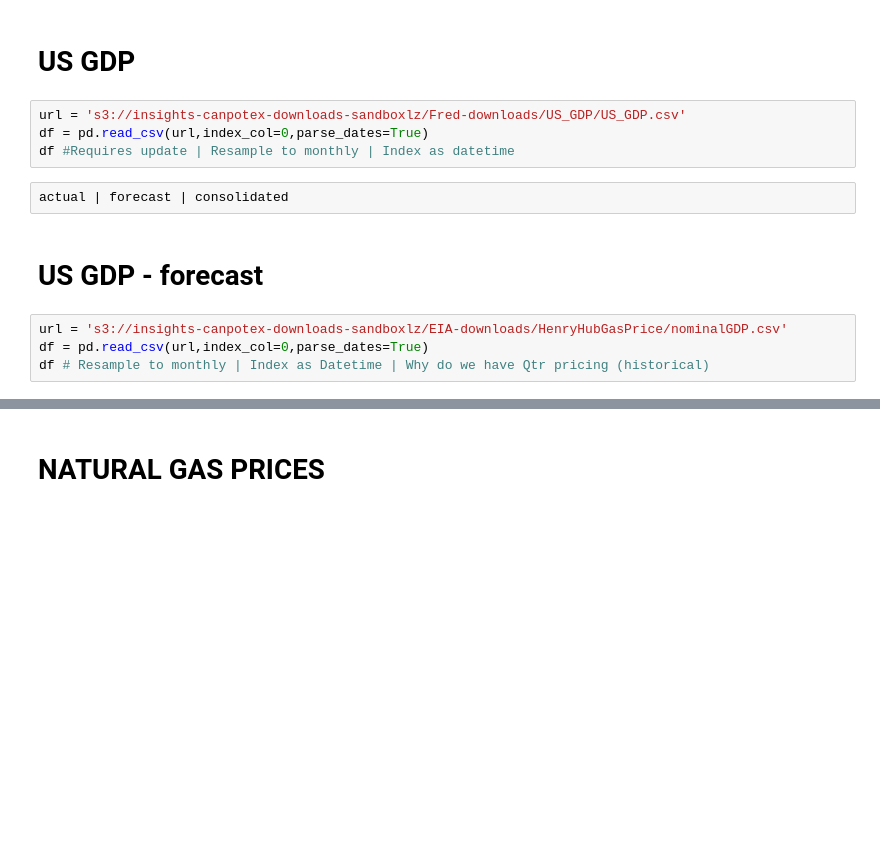
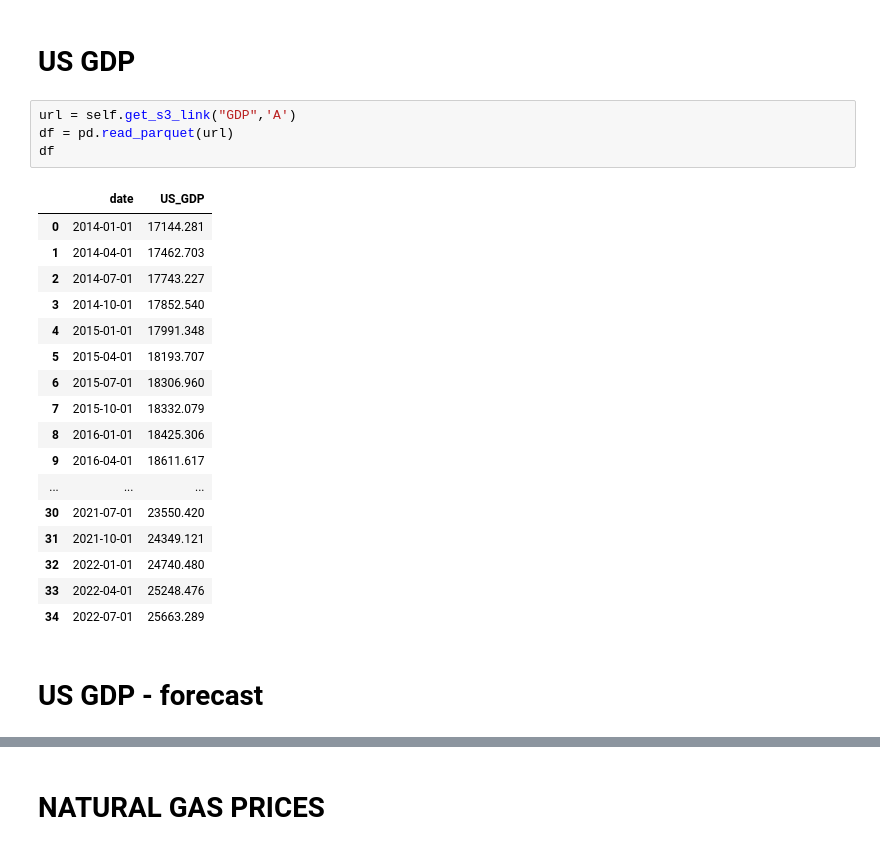
Before and after one commit to ali-meesam/Canpotex, a Jupyter notebook: AWS DataFeed.ipynb, the cells around one changed output, grey strips where cells are left out. Cells and saved outputs as stored; diff of their text form; blank space fills up the shorter version.

```diff
--- a/AWS DataFeed.ipynb
+++ b/AWS DataFeed.ipynb
@@ -143,14 +111,26 @@ df # Time update and resampling required
 # %% [markdown]
 #  US GDP
-# %%
-url = 's3://insights-canpotex-downloads-sandboxlz/Fred-downloads/US_GDP/US_GDP.csv'
-df = pd.read_csv(url,index_col=0,parse_dates=True)
-df #Requires update | Resample to monthly | Index as datetime
-# %%
-actual | forecast | consolidated
+# %%
+url = self.get_s3_link("GDP",'A')
+df = pd.read_parquet(url)
+df
+# %% [output]
+|  | date | US_GDP |
+| 0 | 2014-01-01 | 17144.281 |
+| 1 | 2014-04-01 | 17462.703 |
+| 2 | 2014-07-01 | 17743.227 |
+| 3 | 2014-10-01 | 17852.540 |
+| 4 | 2015-01-01 | 17991.348 |
+| 5 | 2015-04-01 | 18193.707 |
+| 6 | 2015-07-01 | 18306.960 |
+| 7 | 2015-10-01 | 18332.079 |
+| 8 | 2016-01-01 | 18425.306 |
+| 9 | 2016-04-01 | 18611.617 |
+| ... | ... | ... |
+| 30 | 2021-07-01 | 23550.420 |
+| 31 | 2021-10-01 | 24349.121 |
+| 32 | 2022-01-01 | 24740.480 |
+| 33 | 2022-04-01 | 25248.476 |
+| 34 | 2022-07-01 | 25663.289 |
 # %% [markdown]
 # US GDP - forecast
-# %%
-url = 's3://insights-canpotex-downloads-sandboxlz/EIA-downloads/HenryHubGasPrice/nominalGDP.csv'
-df = pd.read_csv(url,index_col=0,parse_dates=True)
-df # Resample to monthly | Index as Datetime | Why do we have Qtr pricing (historical)
```
Also changed, not shown: parts of 50 cells of this notebook, 2 other files.
